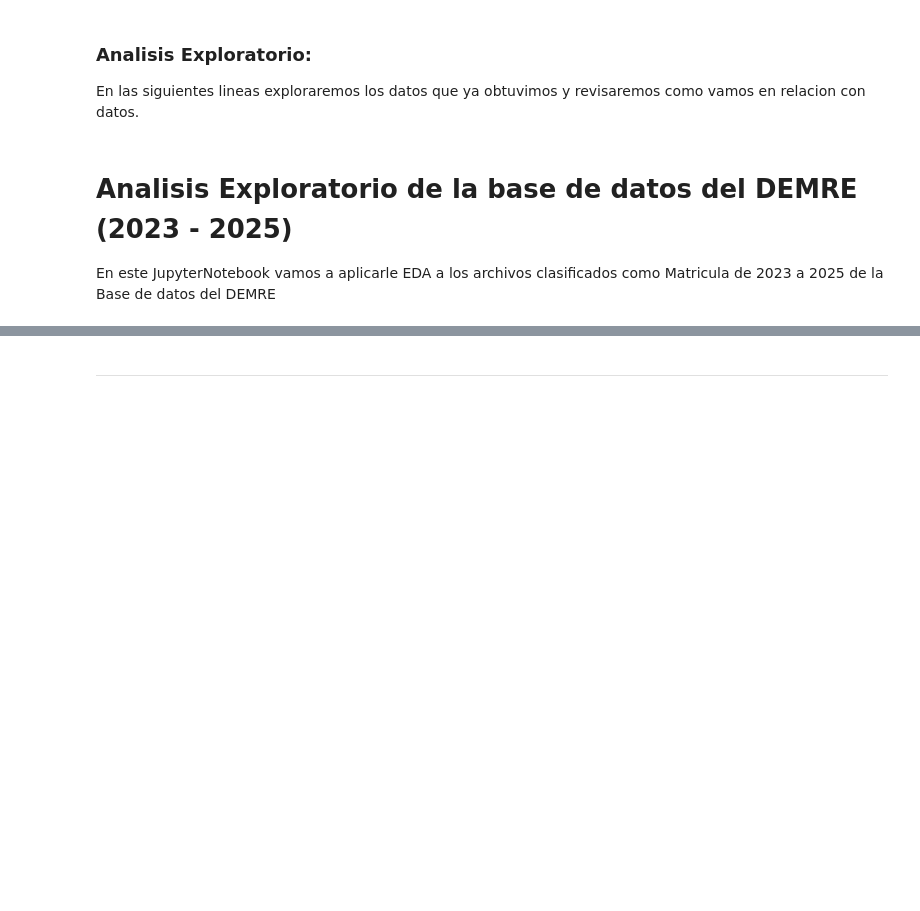
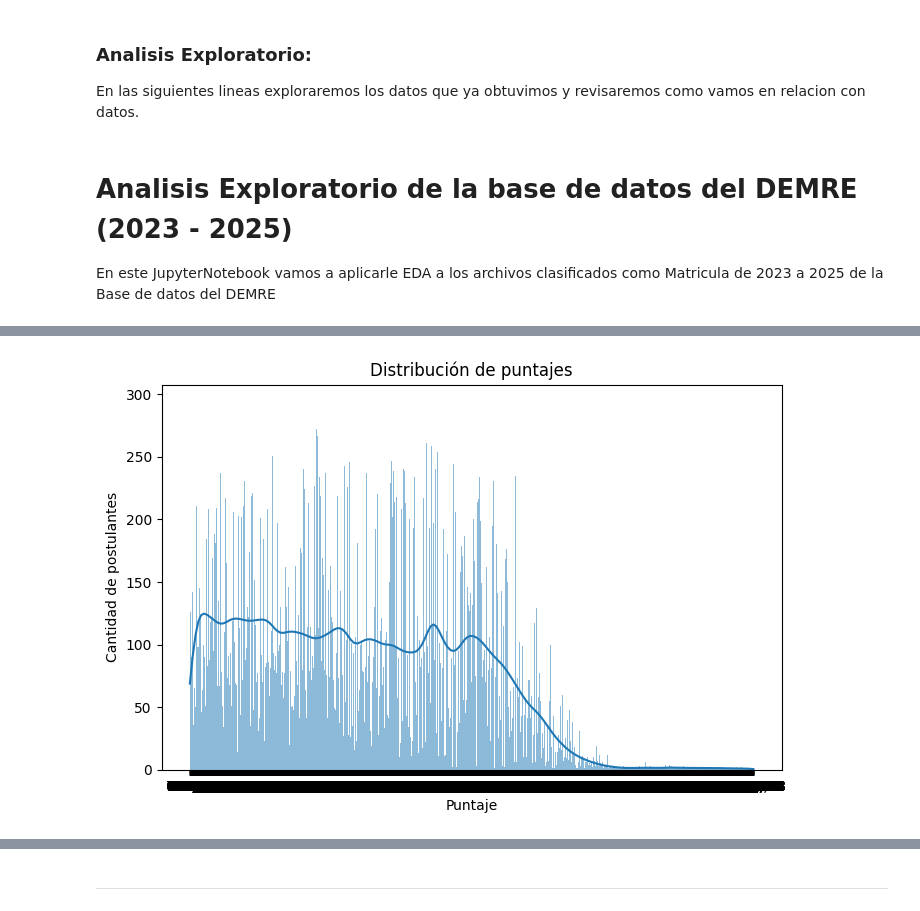
Before and after one commit to LmChicao/Proyecto-Intro-Ciencias-de-datos-2025-2-, a Jupyter notebook: Analisis Exploratorio/EDA - Postulacion.ipynb, the cells around one changed output, grey strips where cells are left out. Saved outputs shown, nothing was run; the diff lists cells and outputs as text; code cells hidden in the pictures; blank space fills up the shorter version.

Commit message:
EDA - Postulaciones Only 2024 y 2025

```diff
--- a/Analisis Exploratorio/EDA - Postulacion.ipynb
+++ b/Analisis Exploratorio/EDA - Postulacion.ipynb
@@ -75,2 +197,31 @@ df_2023_inscripcion
 # %%
-#LIMPIEZA DE DATOS
+#LIMPIEZA DE DATOS - POSTULACIONES
+'''
+Index(['ID_aux',
+      'ORDEN_PREF', del 1 al 20
+      'COD_CARRERA_PREF',
+      'ESTADO_PREF',
+      'TIPO_PREF',
+
+       'PTJE_PREF'
+       ],
+      dtype='object')
+'''
+columnas_criticas = ['ID_aux', 'ORDEN_PREF','PTJE_PREF']
+
+df_postulaciones_24_25_notnull = df_postulaciones_24_25.dropna(subset=columnas_criticas)
+
+dfp_OP = df_postulaciones_24_25_notnull[df_postulaciones_24_25_notnull['ORDEN_PREF'].isin([1,2,3])]
+dfp_OP_EP = dfp_OP[dfp_OP['ESTADO_PREF'].isin([9,10,11,15,17,19,20,22,23,24,25,26,27,28,29,30,31,32,35,36,40,41,42,51,52])]
+dfp_OP_EP_TP = dfp_OP_EP[dfp_OP_EP['TIPO_PREF'].isin(['REGULAR','BEA','PACE','GENERO'])]
+
+#-------------
+df_clean = dfp_OP_EP_TP.copy()
+prioridad = {'BEA': 1, 'REGULAR': 2, 'PACE': 3, 'GENERO': 4}
+df_clean['prio'] = df_clean['TIPO_PREF'].replace(prioridad)
+df_clean = df_clean.sort_values('prio').drop_duplicates(subset=['ID_aux','ORDEN_PREF','COD_CARRERA_PREF'], keep='first')
+df_clean = df_clean.drop(columns=['prio'])
+
+#Asi solo se muestran 3 postulaciones y no hasta 3 que llegaba a ocurrir
+
+df_clean
@@ -79,2 +287,11 @@ df_2023_inscripcion
 # %%
-#VISUALIZACION DE LOS DATOS
+#VISUALIZACION DE LOS DATOS - PUNTAJE PREFERENCIA
+
+plt.figure(figsize=(8,5))
+sns.histplot(df_clean['PTJE_PREF'], bins=20, kde=True)
+plt.title('Distribución de puntajes')
+plt.xlabel('Puntaje')
+plt.ylabel('Cantidad de postulantes')
+plt.show()
+# %% [output]
+[figure, added]
```
Also changed, not shown: parts of 11 cells of this notebook, 8 other files.
